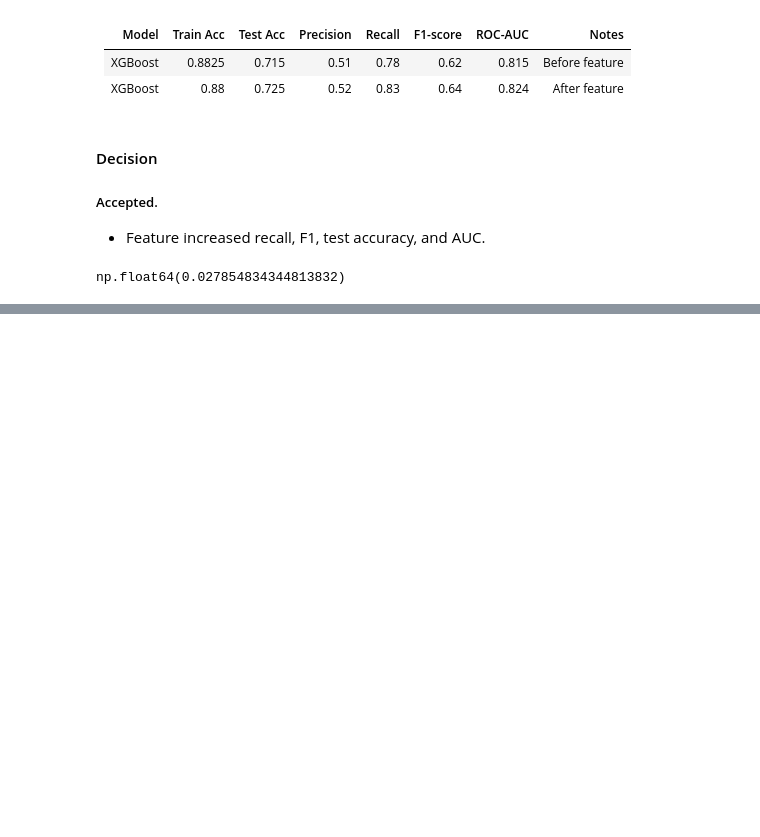
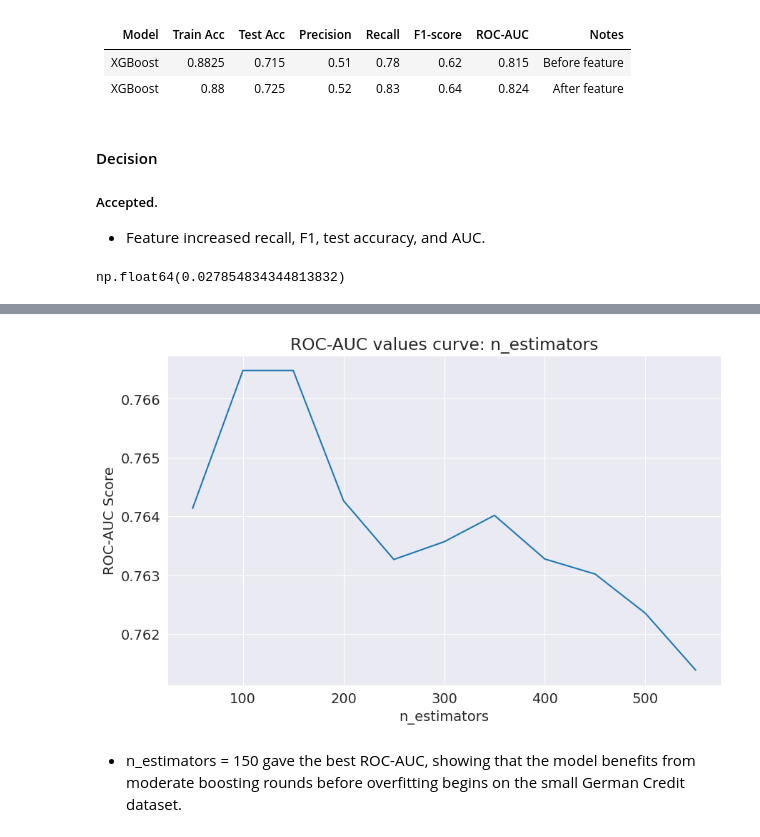
Before and after one commit to Nishaan-commits/Credit-risk-default-prediction, a Jupyter notebook: Code.ipynb, the cells around one changed output, grey strips where cells are left out. Drawn from its saved outputs; the diff is of its cells as text; code cells hidden in the pictures; blank space fills up the shorter version.

```diff
--- a/Code.ipynb
+++ b/Code.ipynb
@@ -808,0 +1129,42 @@ np.float64(0.027854834344813832)
+# %%
+# Let's define a helper function for trying different hyperparameters.
+from sklearn.model_selection import StratifiedKFold
+
+
+def test_params(ModelClass, **params):
+    """Trains a model with the given parameters and returns kfold validation ROC-AUC Score"""
+    avg_roc_auc = 0
+
+    kfold = StratifiedKFold(n_splits=5)
+
+    for train_idxs, val_idxs in kfold.split(X_train, Tn_targets):
+        X_train_split, train_split_targets = X_train.iloc[train_idxs], Tn_targets.iloc[train_idxs]
+        X_val, val_targets = X_train.iloc[val_idxs], Tn_targets.iloc[val_idxs]
+        model = ModelClass(**params).fit(X_train_split, train_split_targets)
+        val_probs = model.predict_proba(X_val)[:,1]
+        kfold_roc_auc = roc_auc_score(val_targets, val_probs)
+
+        avg_roc_auc += kfold_roc_auc
+    return avg_roc_auc/5
+
+def test_param_and_plot(ModelClass, param_name, param_values, **other_params):
+    """Trains multiple models by varying the value of param_name according to param_values"""
+    Val_roc_aucs = []
+    for value in param_values:
+        params = dict(other_params)
+        params[param_name] = value
+        val_roc_auc = test_params(ModelClass, **params)
+        Val_roc_aucs.append(val_roc_auc)
+
+    plt.figure(figsize=(10,6))
+    plt.title('ROC-AUC values curve: ' + param_name)
+    plt.plot(param_values, Val_roc_aucs)
+    plt.xlabel(param_name)
+    plt.ylabel('ROC-AUC Score')
+
+best_params = {
+    'random_state': 42,
+    'n_jobs': -1,
+    'objective': 'binary:logistic',
+    'scale_pos_weight': 5
+}
@@ -808,0 +1174,6 @@ np.float64(0.027854834344813832)
+# %%
+test_param_and_plot(XGBClassifier, 'n_estimators', [50,100,150, 200,250, 300, 350, 400, 450, 500, 550], **best_params)
+# %% [output]
+[figure, added]
+# %% [markdown]
+- n_estimators = 150 gave the best ROC-AUC, showing that the model benefits from moderate boosting rounds before overfitting begins on the small German Credit dataset.
```
Also changed, not shown: parts of 76 cells of this notebook, 3 other files.
